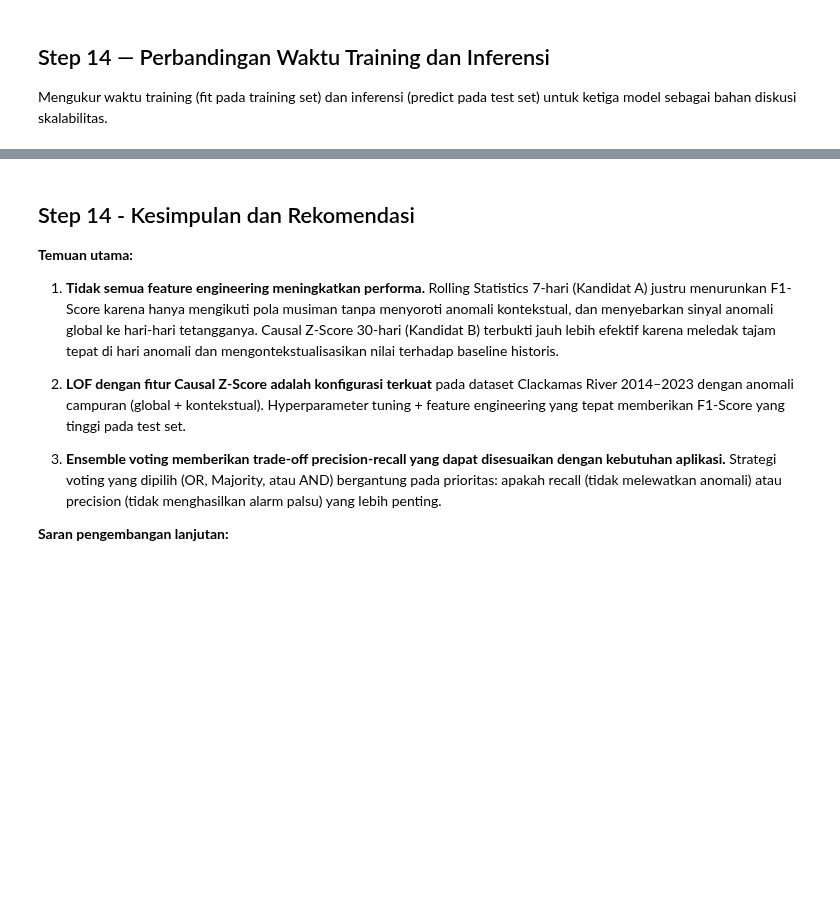
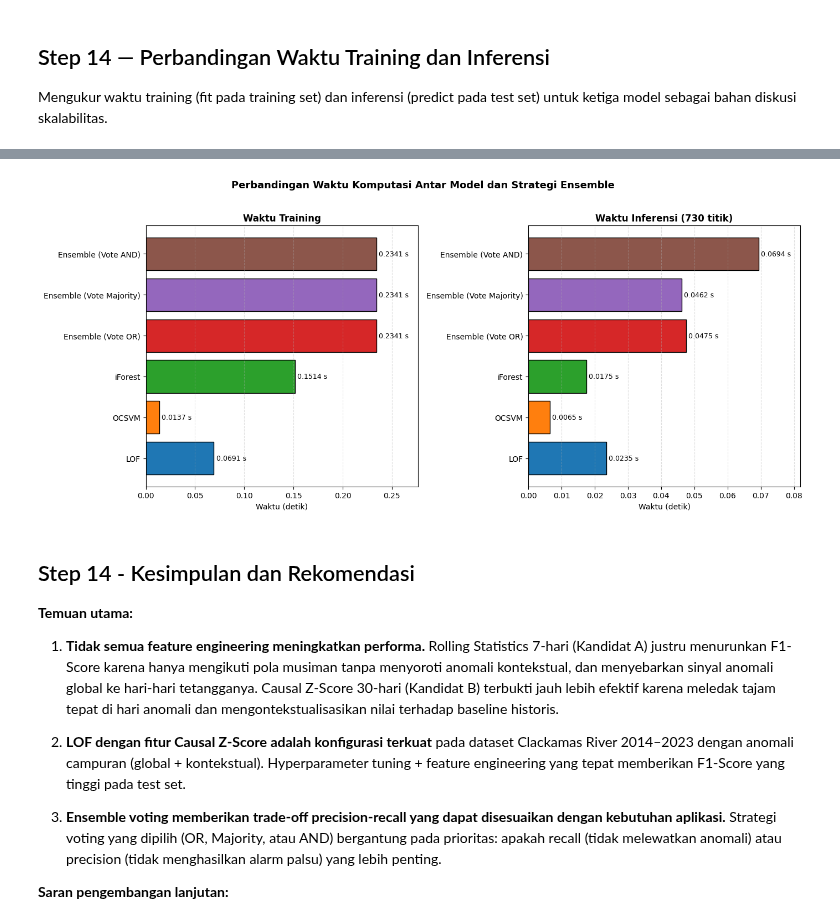
Before and after one commit to aDJi2003/water-anomaly-detection, a Jupyter notebook: notebook/main.ipynb, the cells around one changed output, grey strips where cells are left out. Saved outputs shown, nothing was run; the diff lists cells and outputs as text; code cells hidden in the pictures; blank space fills up the shorter version.

```diff
--- a/notebook/main.ipynb
+++ b/notebook/main.ipynb
@@ -1426,3 +1381,49 @@ Catatan: Inferensi dirata-rata dari 100 kali eksekusi pada 730 titik data.
+# %%
+# Visualisasi
+fig, axes = plt.subplots(1, 2, figsize=(14, 6))
+colors = ['#1f77b4', '#ff7f0e', '#2ca02c', '#d62728', '#9467bd', '#8c564b']
+
+# --- Subplot Kiri: Waktu Training ---
+train_values = timing_df['Waktu Training (detik)'].values
+axes[0].barh(timing_df['Model'], train_values,
+             color=colors[:len(timing_df)], edgecolor='black')
+axes[0].set_xlabel('Waktu (detik)')
+axes[0].set_title('Waktu Training', fontweight='bold')
+axes[0].grid(axis='x', linestyle='--', alpha=0.4)
+
+# PERBAIKAN 1: Tambah padding 18% di kanan untuk akomodasi label
+max_train = train_values.max()
+axes[0].set_xlim(0, max_train * 1.18)
+
+# PERBAIKAN 2: Label dengan offset proporsional terhadap skala plot
+for i, v in enumerate(train_values):
+    axes[0].text(v + max_train * 0.01, i, f'{v:.4f} s',
+                 va='center', fontsize=9)
+
+# --- Subplot Kanan: Waktu Inferensi ---
+inf_values = timing_df['Waktu Inferensi (detik)'].values
+axes[1].barh(timing_df['Model'], inf_values,
+             color=colors[:len(timing_df)], edgecolor='black')
+axes[1].set_xlabel('Waktu (detik)')
+axes[1].set_title('Waktu Inferensi (730 titik)', fontweight='bold')
+axes[1].grid(axis='x', linestyle='--', alpha=0.4)
+
+# PERBAIKAN 1: Tambah padding 18% di kanan untuk akomodasi label
+max_inf = inf_values.max()
+axes[1].set_xlim(0, max_inf * 1.18)
+
+# PERBAIKAN 2: Label dengan offset proporsional terhadap skala plot
+for i, v in enumerate(inf_values):
+    axes[1].text(v + max_inf * 0.01, i, f'{v:.4f} s',
+                 va='center', fontsize=9)
+
+# PERBAIKAN 3: Suptitle dengan y=1.02 agar tidak menabrak subplot titles
+plt.suptitle('Perbandingan Waktu Komputasi Antar Model dan Strategi Ensemble',
+             fontsize=13, fontweight='bold', y=1.02)
+plt.tight_layout()
+plt.show()
+# %% [output]
+[figure, added]
 # %% [markdown]
 ## Step 14 - Kesimpulan dan Rekomendasi
 
```
Also changed, not shown: parts of 5 cells of this notebook.
